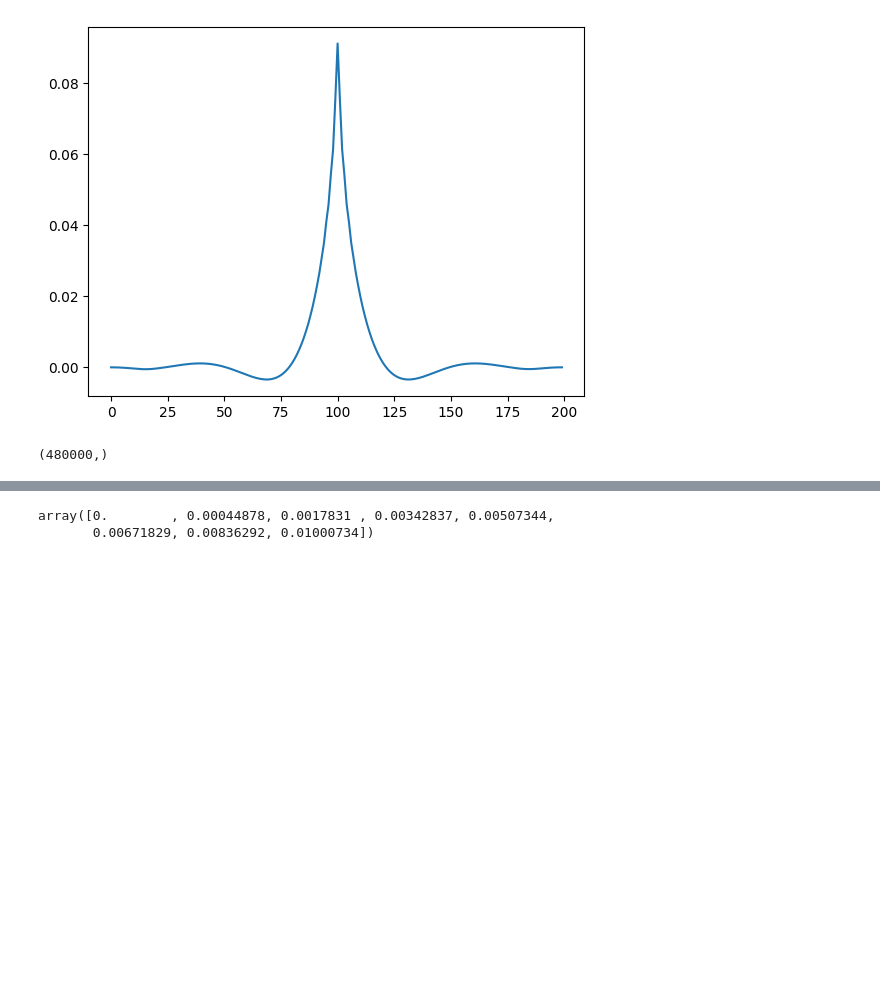
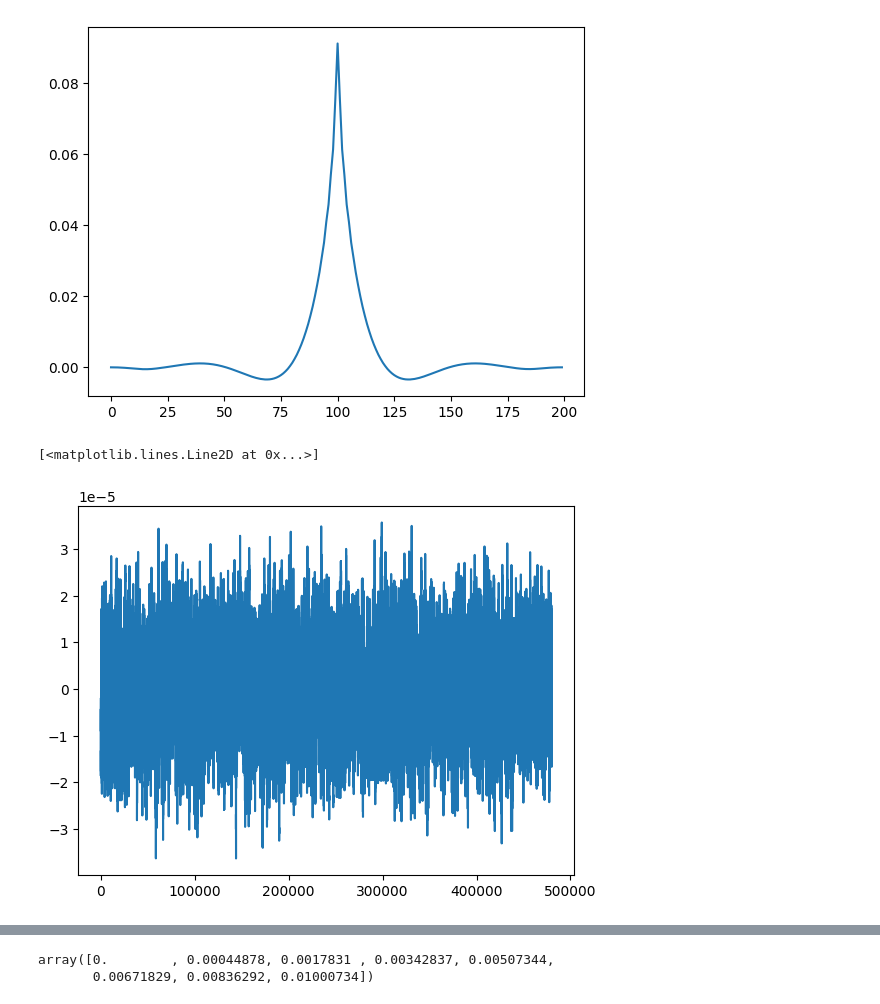
Before and after one commit to jmgrosen/four-track, a Jupyter notebook: roughness.ipynb, the cells around one changed output, grey strips where cells are left out. Cells and saved outputs as stored; diff of their text form; code cells hidden in the pictures; blank space fills up the shorter version.

```diff
--- a/roughness.ipynb
+++ b/roughness.ipynb
@@ -131,6 +132,6 @@ def generate_filter(third_octave_bands, base, attenuate, sample_rate, reference,
 
     return h_track
 # %%
-new_h_track = generate_filter(Lrtr, 1, True, SPATIAL_SAMPLING_RATE, REFERENCE_ROUGHNESS, 8192, False, FILTER_TAPS)
-pyplot.plot(new_h_track)
+h_track = generate_filter(Lrtr, 1, True, SPATIAL_SAMPLING_RATE, REFERENCE_ROUGHNESS, 8192, False, FILTER_TAPS)
+pyplot.plot(h_track)
 # %% [output]
@@ -159,12 +154,12 @@ pyplot.plot(h_contact)
 [<matplotlib.lines.Line2D at 0x...>]
 [figure]
 # %%
-def generate_random_roughness(num_samples):
-    noise = make_noise(num_samples + h_track.shape[0] + h_contact.shape[0] - 2)
-    r_track = np.convolve(noise, h_track, mode='valid')
-    return np.convolve(r_track, h_contact, mode='valid')
+def generate_random_rail_roughness(num_samples):
+    noise = make_noise(num_samples + h_track.shape[0] - 1)
+    return np.convolve(noise, h_track, mode='valid')
 # %%
-roughness = generate_random_roughness(48000 * 10)
-roughness.shape
+rail_roughness = generate_random_rail_roughness(48000 * 10)
+pyplot.plot(rail_roughness)
 # %% [output]
-(480000,)
+[<matplotlib.lines.Line2D at 0x...>]
+[figure, added]
```
Also changed, not shown: parts of 12 cells of this notebook.
